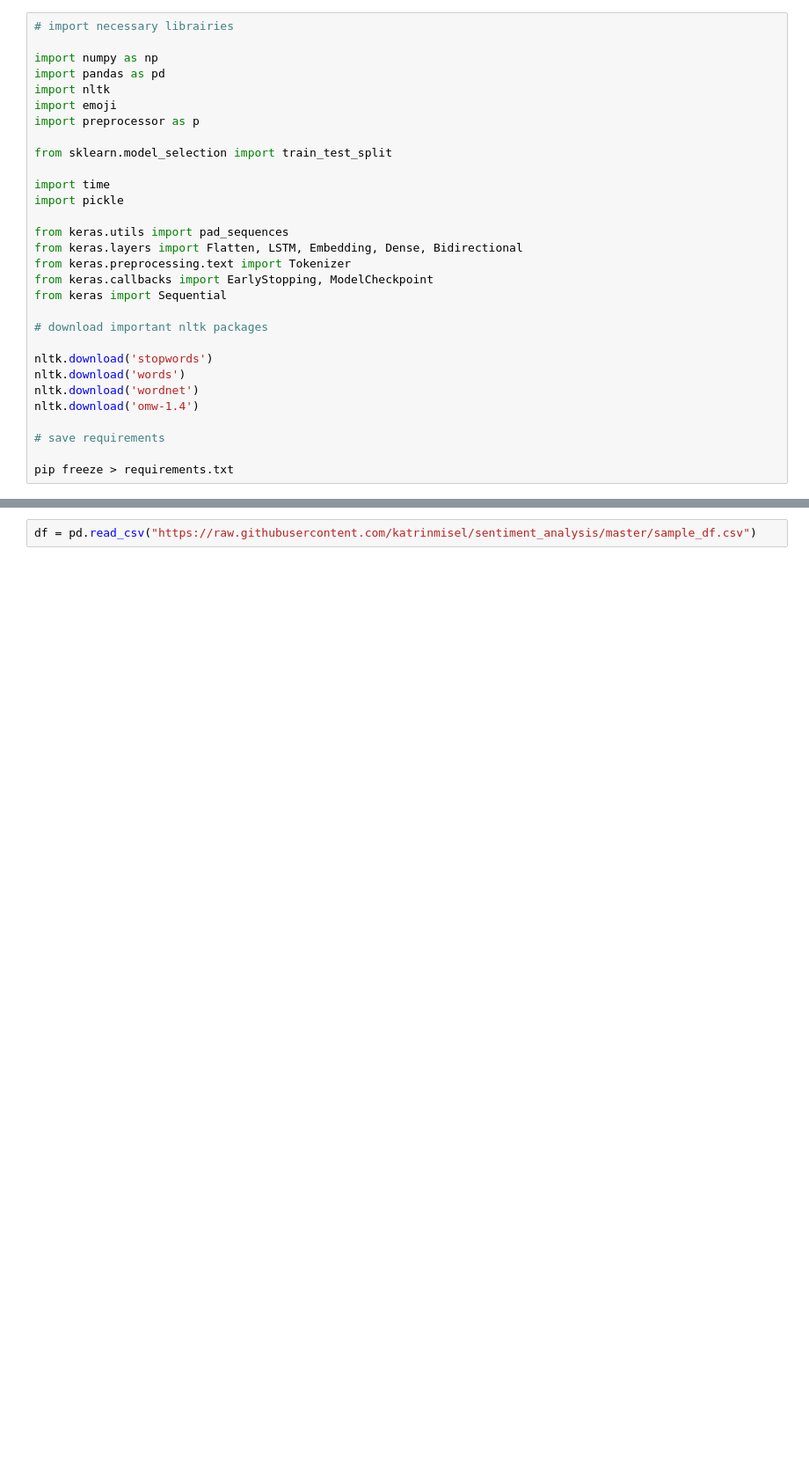
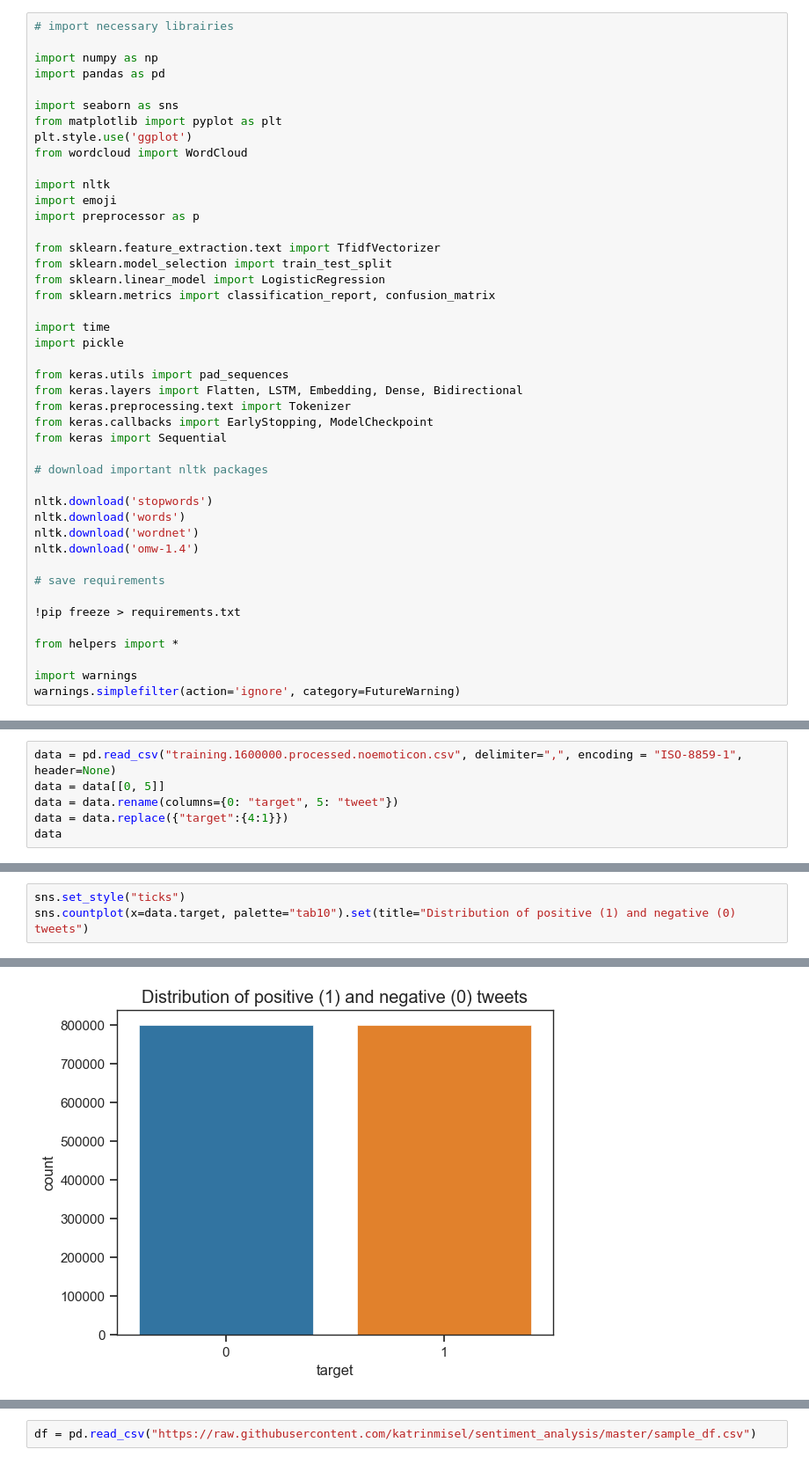
Before and after one commit to katrinmisel/sentiment_analysis, a Jupyter notebook: deep_model_test.ipynb, the cells around one changed output, grey strips where cells are left out. Shown at 88% size. Cells and saved outputs as stored; diff of their text form; blank space fills up the shorter version.

```diff
--- a/deep_model_test.ipynb
+++ b/deep_model_test.ipynb
@@ -33,11 +9,20 @@ Successfully installed tweet-preprocessor-0.6.0
 
 import numpy as np
 import pandas as pd
+
+import seaborn as sns
+from matplotlib import pyplot as plt
+plt.style.use('ggplot')
+from wordcloud import WordCloud
+
 import nltk
 import emoji
 import preprocessor as p
 
+from sklearn.feature_extraction.text import TfidfVectorizer
 from sklearn.model_selection import train_test_split
+from sklearn.linear_model import LogisticRegression
+from sklearn.metrics import classification_report, confusion_matrix
 
 import time
 import pickle
@@ -57,5 +42,10 @@ nltk.download('omw-1.4')
 
 # save requirements
 
-pip freeze > requirements.txt
+!pip freeze > requirements.txt
+
+from helpers import *
+
+import warnings
+warnings.simplefilter(action='ignore', category=FutureWarning)
 # %% [output]
@@ -91,0 +66,6 @@ def text_cleaner(text):
+# %%
+data = pd.read_csv("training.1600000.processed.noemoticon.csv", delimiter=",", encoding = "ISO-8859-1", header=None)
+data = data[[0, 5]]
+data = data.rename(columns={0: "target", 5: "tweet"})
+data = data.replace({"target":{4:1}})
+data
@@ -91,0 +86,4 @@ def text_cleaner(text):
+# %%
+sns.set_style("ticks")
+sns.countplot(x=data.target, palette="tab10").set(title="Distribution of positive (1) and negative (0) tweets")
+# %% [output]
@@ -91,0 +91 @@ def text_cleaner(text):
+[figure, added]
```
Also changed, not shown: parts of 32 cells of this notebook, 3 other files.
